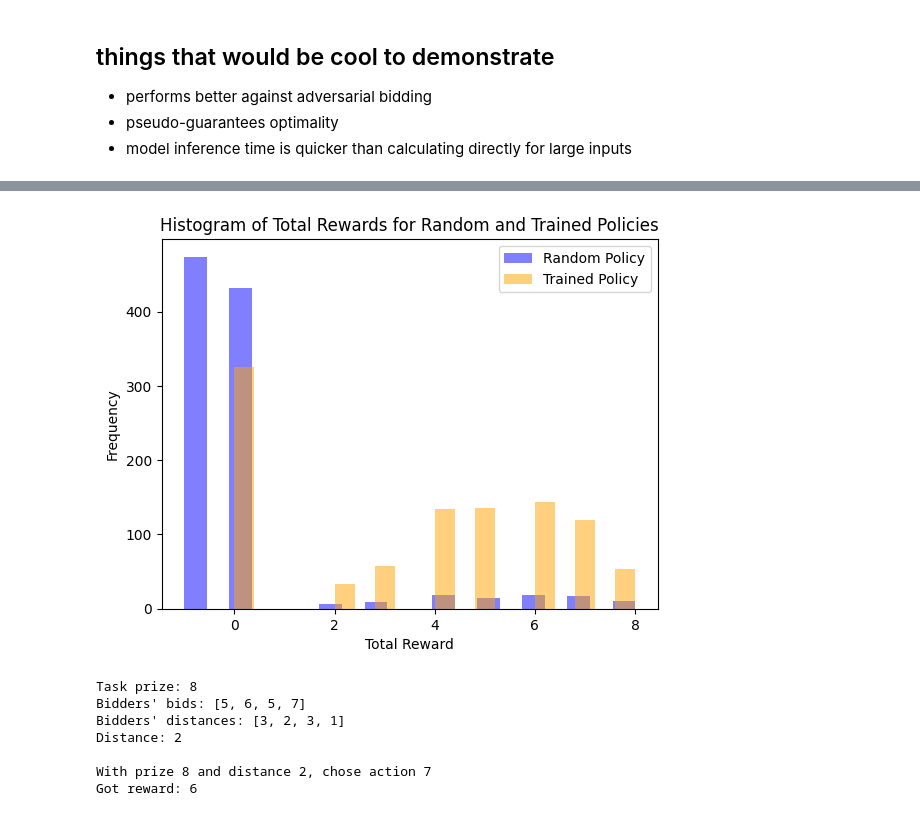
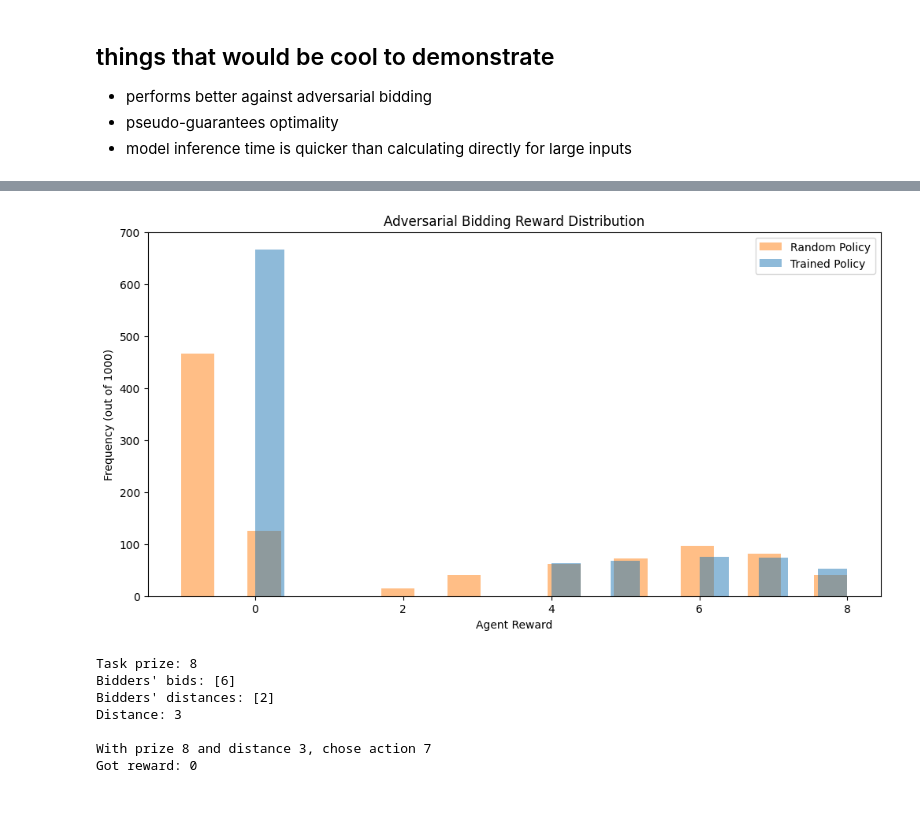
Before and after one commit to devin-gupta/robopt, a Jupyter notebook: purchasing_v2.ipynb, the cells around one changed output, grey strips where cells are left out. Cells and saved outputs as stored; diff of their text form; code cells hidden in the pictures.

```diff
--- a/purchasing_v2.ipynb
+++ b/purchasing_v2.ipynb
@@ -136,45 +136,46 @@ import matplotlib.pyplot as plt
 from envs.multiagent_purchasing import MultiAgent_PurchaseEnv
 
 # Update the environment with 20 bidders
-env = MultiAgent_PurchaseEnv(num_bidders=2)
+env = MultiAgent_PurchaseEnv(num_bidders=0)
 
 # Run random policy
 random_rewards = []
 for _ in range(1000):
     obs, _ = env.reset()
     done = False
     total_reward = 0
     while not done:
         action = env.action_space.sample()
         obs, reward, done, truncated, info = env.step(action)
         total_reward += reward
     random_rewards.append(total_reward)
 
 # Run trained policy
 ppo_rewards = []
 for _ in range(1000):
     obs, _= env.reset()
     done = False
     total_reward = 0
     while not done:
         action, _states = model.predict(obs)
         obs, reward, done, truncated, info = env.step(action)
         total_reward += reward
     ppo_rewards.append(total_reward)
 
 # Plot the results
-plt.hist(random_rewards, bins=20, alpha=0.5, label='Random Policy', color='blue', density=False)
-plt.hist(ppo_rewards, bins=20, alpha=0.5, label='Trained Policy', color='orange', density=False)
+plt.figure(figsize=(12, 6))
+plt.hist(random_rewards, bins=20, alpha=0.5, label='Random Policy', color='#ff7f0e', density=False)
+plt.hist(ppo_rewards, bins=20, alpha=0.5, label='Trained Policy', color='#1f77b4', density=False)
 plt.legend(loc='upper right')
-plt.xlabel('Total Reward')
-plt.ylabel('Frequency')
-plt.title('Histogram of Total Rewards for Random and Trained Policies')
+plt.xlabel('Agent Reward')
+plt.ylabel('Frequency (out of 1000)')
+plt.title('Adversarial Bidding Reward Distribution')
 plt.show()
 # %% [output]
-[figure, old version]
+[figure, new version]
 # %%
 # Define a function to run the model and print the chosen action for different numbers of bidders
-env = MultiAgent_PurchaseEnv(num_bidders=4)
+env = MultiAgent_PurchaseEnv(num_bidders=1)
 obs, _ = env.reset()
 action, _states = model.predict(obs)
 
@@ -187,9 +188,9 @@ print(f'\nWith prize {obs["prize"]} and distance {obs["distance"]}, chose action
 print(f"Got reward: {reward}")
 # %% [output]
 Task prize: 8
-Bidders' bids: [5, 6, 5, 7]
-Bidders' distances: [3, 2, 3, 1]
-Distance: 2
+Bidders' bids: [6]
+Bidders' distances: [2]
+Distance: 3
 
-With prize 8 and distance 2, chose action 7
-Got reward: 6
+With prize 8 and distance 3, chose action 7
+Got reward: 0
```
Also changed, not shown: 1 other file.
